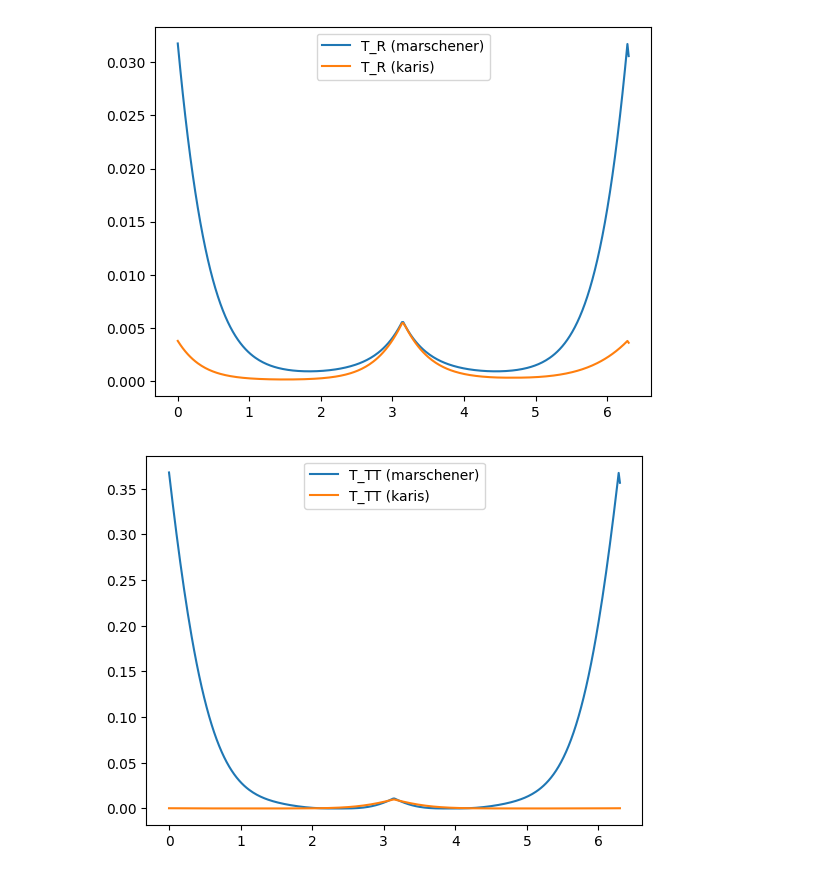
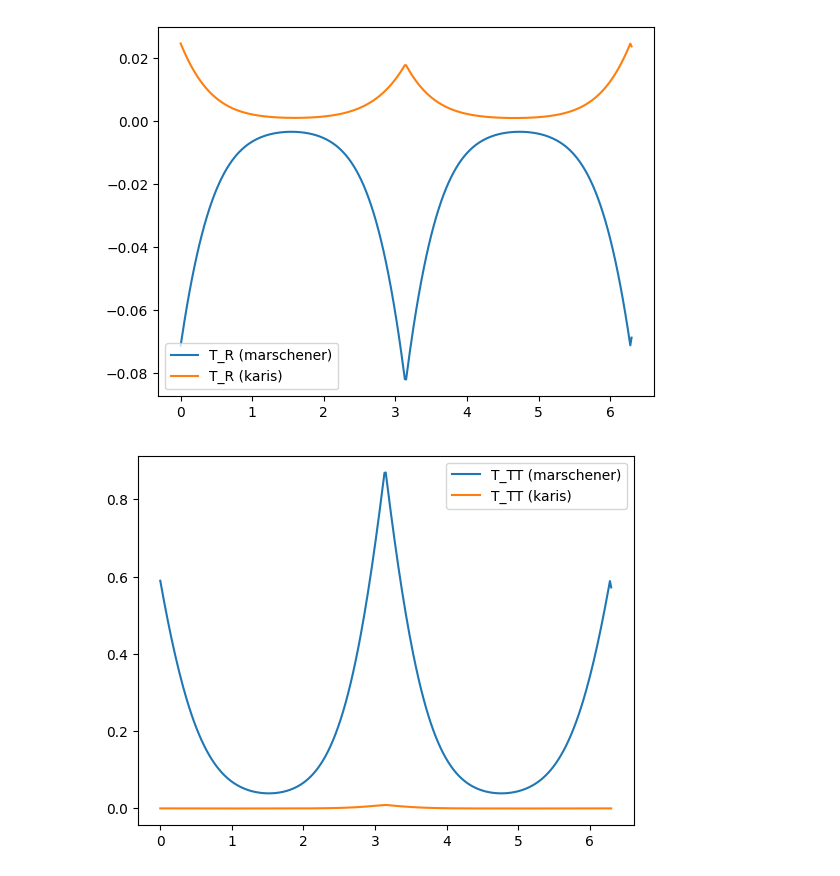
Before and after one commit to DenzellM-2054872/vkhr, a Jupyter notebook: plots/TRT.ipynb, the cells around one changed output. Drawn from its saved outputs; the diff is of its cells as text; code cells hidden in the pictures.

```diff
--- a/plots/TRT.ipynb
+++ b/plots/TRT.ipynb
@@ -263,7 +275,14 @@ def calc_h_2_tt(phi: float, a: float):
 # %%
 def B_index(theta :float, eta : float) -> float :
     sin_theta : float = math.sin(theta)
+    return math.sqrt(eta - sin_theta * sin_theta) / math.cos(theta)
+
+def B_index_k(theta :float, eta : float) -> float :
+    sin_theta : float = math.sin(theta)
     return math.sqrt(eta * eta - sin_theta * sin_theta) / math.cos(theta)
+
+def C_index(theta :float, eta : float) -> float :
+    return eta * math.cos(theta) / (math.sqrt(1 - pow(eta, -2) * pow(math.sin(theta), 2)))
 # %%
 def NP(p: int, phi: float, theta_d : float, eta : float,  absorb : float) -> float:
     eta_perpendic : float = B_index(theta_d, eta)
@@ -283,19 +302,20 @@ def NP(p: int, phi: float, theta_d : float, eta : float,  absorb : float) -> flo
     return res
 # %%
 def NP_R_K(phi: float, theta_d : float, eta: float, view_light_angle: float) -> float:
-    eta_perpendic: float = B_index(theta_d, eta)
-    eta_parallel: float = (eta * eta) / eta_perpendic
+    eta_perpendic: float = B_index_k(theta_d, eta)
 
     # gamma_i: float = -phi / 2
     # h: float = math.sin(gamma_i)
     res: float = 0.25 * math.cos(phi / 2)
-    res *= fresnel(eta_perpendic, eta_parallel, math.sqrt(abs(0.5 * (math.radians(1) + view_light_angle))))
-    # res *= fresnel2(eta_perpendic, math.sqrt(abs(0.5 * (math.radians(2) + view_light_angle))))
-    return res
+    # res *= fresnel(eta_perpendic, eta_parallel, math.sqrt(abs(0.5 * (math.radians(1) + view_light_angle))))
+    res *= fresnel2(eta_perpendic, math.sqrt(0.5 * (1 + view_light_angle)))
+    return res * 3.1
 
 def NP_R(phi: float, theta_d: float, eta: float)  -> float:
     eta_perpendic: float = B_index(theta_d, eta)
-    eta_parallel: float = (eta * eta) / eta_perpendic
+    # eta_parallel: float = (eta * eta) / eta_perpendic
+    eta_parallel: float = C_index(theta_d, eta)
+
 
     gamma_i: float = -phi / 2
     h: float = math.sin(gamma_i)
@@ -399,8 +502,14 @@ np_r = []
 np_r2 = []
 np_tt = []
 np_tt2 = []
+np_tt21 = []
+np_tt22 = []
+np_tt23 = []
+np_tt24 = []
 np_trt = []
 np_trt2 = []
+np_trt21 = []
+np_trt22 = []
 
 M_R = []
 M_TT = []
@@ -422,8 +531,8 @@ total2 = []
 total_rot = 0
 eta = 1.55
 i = 0
-absorb = 0.1
-colour = 0.9
+absorb = 0.4
+colour = 0.6
 
 long_width_R: float = math.radians(8.0)
 long_width_TT: float = long_width_R / 2
@@ -454,16 +563,24 @@ while True:
 
     rot_angles.append(total_rot)
 
-    # np_r.append(NP(0, phi, theta_d, eta, 0))
+    # np_r.append(NP(0, phi, theta_d, eta, absorb))
     np_r.append(NP_R(phi, theta_d, eta))
     np_r2.append(NP_R_K(phi, theta_d, eta, dot(view, light)))
 
     np_tt.append(NP(1, phi, theta_d, eta, absorb))
     np_tt2.append(NP_TT_K(phi, theta_d, eta, colour))
 
+    # np_tt21.append(NP_TT_K(phi, theta_d, eta, colour))
+    # np_tt22.append(NP_TT_K_calc_h(phi, theta_d, eta, colour))
+    # np_tt23.append(NP_TT_K_calc_distrib(phi, theta_d, eta, colour))
+    # np_tt24.append(NP_TT_K_calc_both(phi, theta_d, eta, colour))
+
     # np_trt.append(NP(2, phi, theta_d, eta, absorb))
     np_trt.append(NP_TRT(phi, theta_d, eta, absorb))
     np_trt2.append(NP_TRT_K(phi, theta_d, eta, colour, long_width_R))
+
+    np_trt21.append(NP_TRT_K(phi, theta_d, eta, colour, long_width_R))
+    np_trt22.append(NP_TRT_K_calc_h(phi, theta_d, eta, colour, long_width_R))
 
 
     M_R.append(gausian(theta_h - long_shift_R, long_width_R))
@@ -479,33 +596,46 @@ while True:
     T_TRT.append(np_trt[-1] * M_TRT[-1] / pow(math.cos(theta_d), 2))
     T_TRT2.append(np_trt2[-1] * M_TRT[-1] / pow(math.cos(theta_d), 2))
 
     total.append(T_R[-1] + T_TT[-1] + T_TRT[-1])
     total2.append(T_R2[-1] + T_TT2[-1] + T_TRT2[-1])
 
     if total_rot > math.pi * 2 or i == 3000: break
-    view = normalise(rotate_x(view, 0.0175))
+    view = normalise(rotate_y(view, 0.0175))
     total_rot += 0.0175
     i += 1
+
+# plt.plot(rot_angles, np_tt, label = "T_TT (marsch)")
+# plt.plot(rot_angles, np_tt21, label = "T_TT (aprox h)")
+# plt.plot(rot_angles, np_tt22, label = "T_TT (calc h)")
+# plt.plot(rot_angles, np_tt23, label = "T_TT (calc distrib)")
+# plt.plot(rot_angles, np_tt24, label = "T_TT (calc both)")
+# plt.legend()
+# plt.show()
+
+# plt.plot(rot_angles, np_trt21, label = "T_TRT (aprox h)")
+# plt.plot(rot_angles, np_trt22, label = "T_TRT (calc h)")
+# plt.legend()
+# plt.show()
 
 plt.plot(rot_angles, T_R, label = "T_R (marschener)")
 plt.plot(rot_angles, T_R2, label = "T_R (karis)")
 plt.legend()
 plt.show()
 
 plt.plot(rot_angles, T_TT, label = "T_TT (marschener)")
 plt.plot(rot_angles, T_TT2, label = "T_TT (karis)")
 plt.legend()
 plt.show()
 
 plt.plot(rot_angles, T_TRT, label = "T_TRT (marschener)")
 plt.plot(rot_angles, T_TRT2, label = "T_TRT(karis)")
 plt.legend()
 plt.show()
 
 plt.plot(rot_angles, total, label = "total(marschener)")
 plt.plot(rot_angles, total2, label = "total (karis)")
 plt.legend()
 plt.show()
 # %% [output]
-[figure, old version]
+[figure, new version]
-[figure, old version]
+[figure, new version]
```
Also changed, not shown: parts of 10 cells of this notebook, 46 other files.
